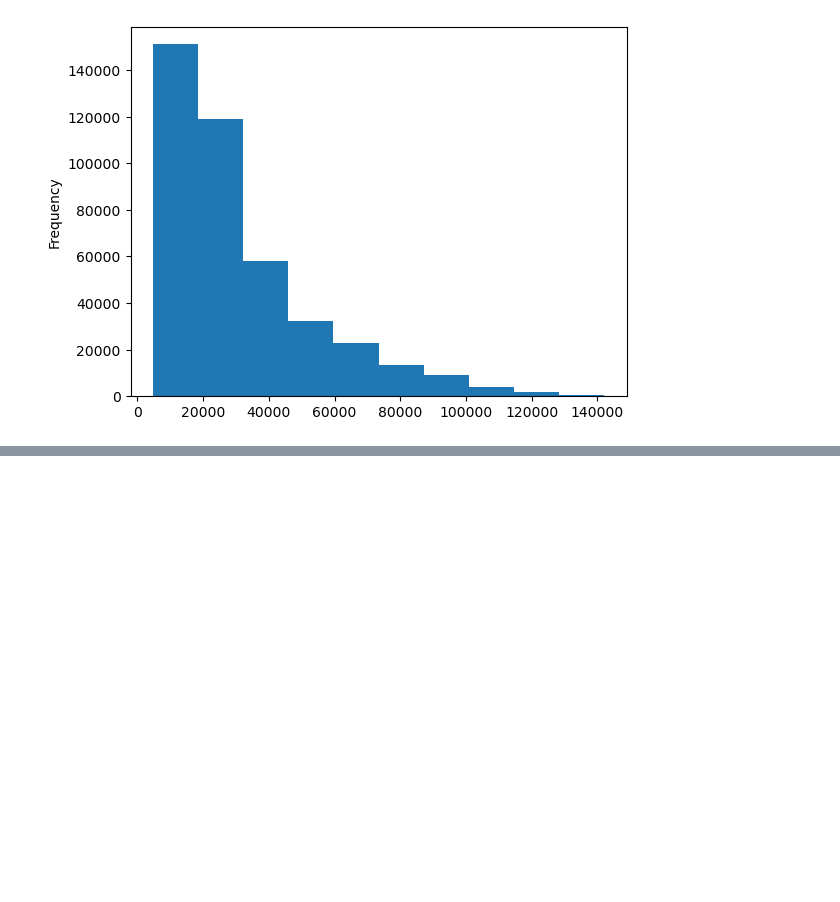
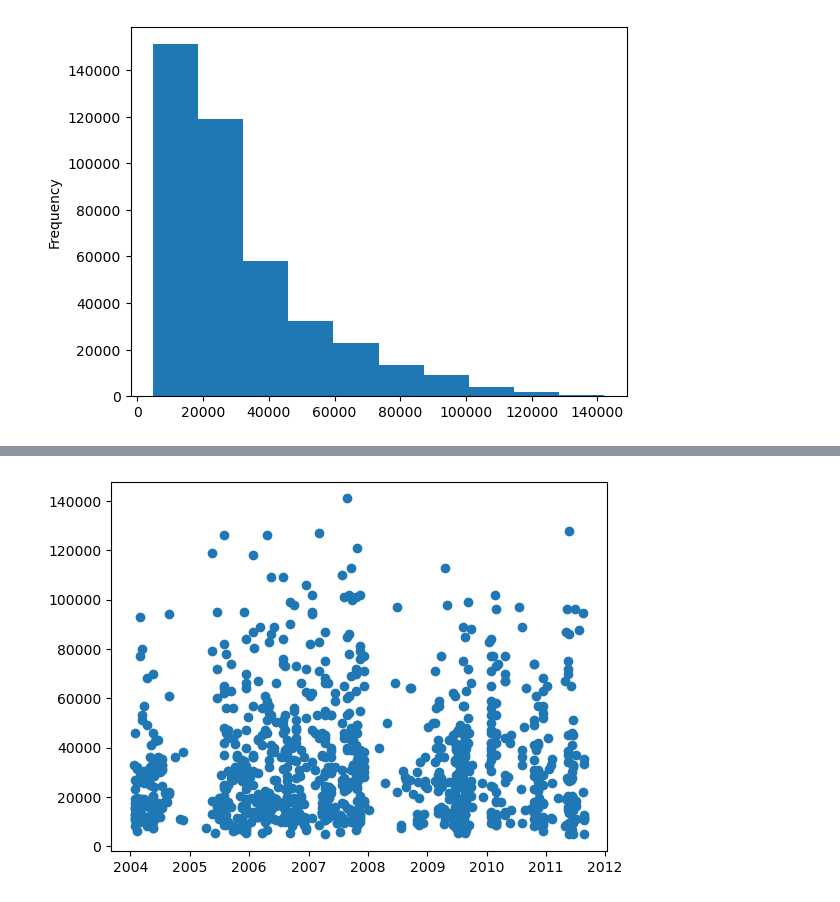
Before and after one commit to adarsh-sirswal/bulldozer-price-prediction-timeseries, a Jupyter notebook: end-to-end-bulldozer-price-prediction.ipynb, the cells around one changed output, grey strips where cells are left out. Cells and saved outputs as stored; diff of their text form; code cells hidden in the pictures; blank space fills up the shorter version.

```diff
--- a/end-to-end-bulldozer-price-prediction.ipynb
+++ b/end-to-end-bulldozer-price-prediction.ipynb
@@ -77,0 +83,2 @@ df["SalePrice"].plot.hist(); #Frequency vs price.
+# %%
+df = pd.read_csv("./data/bluebook-for-bulldozers/bluebook-for-bulldozers/TrainAndValid.csv", low_memory=False, parse_dates=["saledate"])
@@ -77,0 +104,8 @@ df["SalePrice"].plot.hist(); #Frequency vs price.
+# %%
+plt.scatter(
+    df["saledate"][:1000],       ## Plotting only first thousand data-points
+    df["SalePrice"][:1000]
+)
+plt.show()
+# %% [output]
+[figure, added]
```
Also changed, not shown: parts of 10 cells of this notebook.
